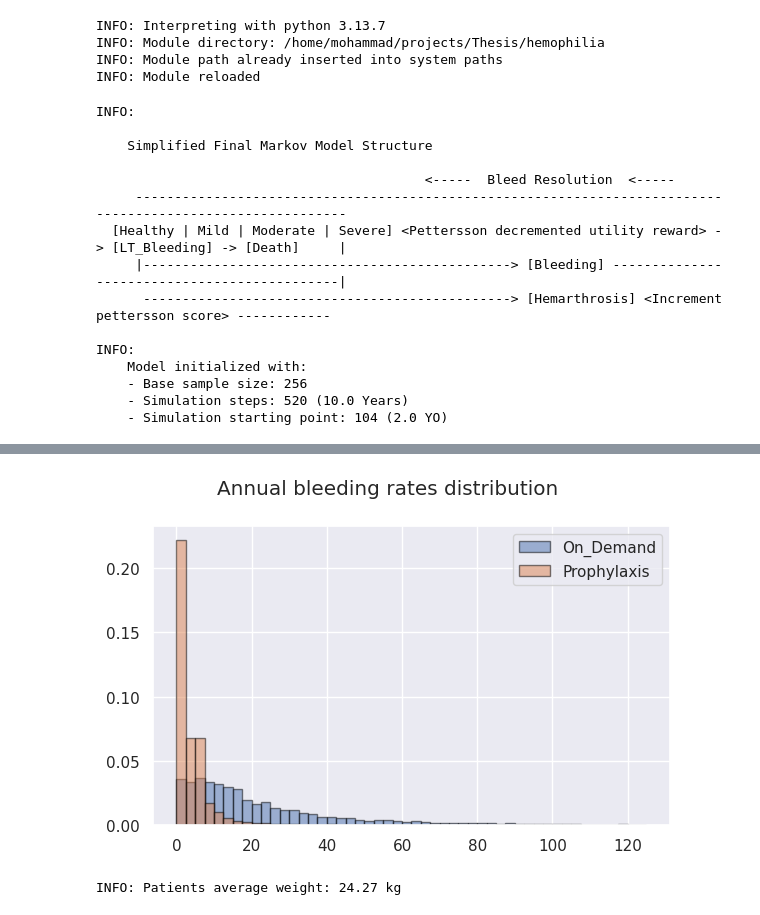
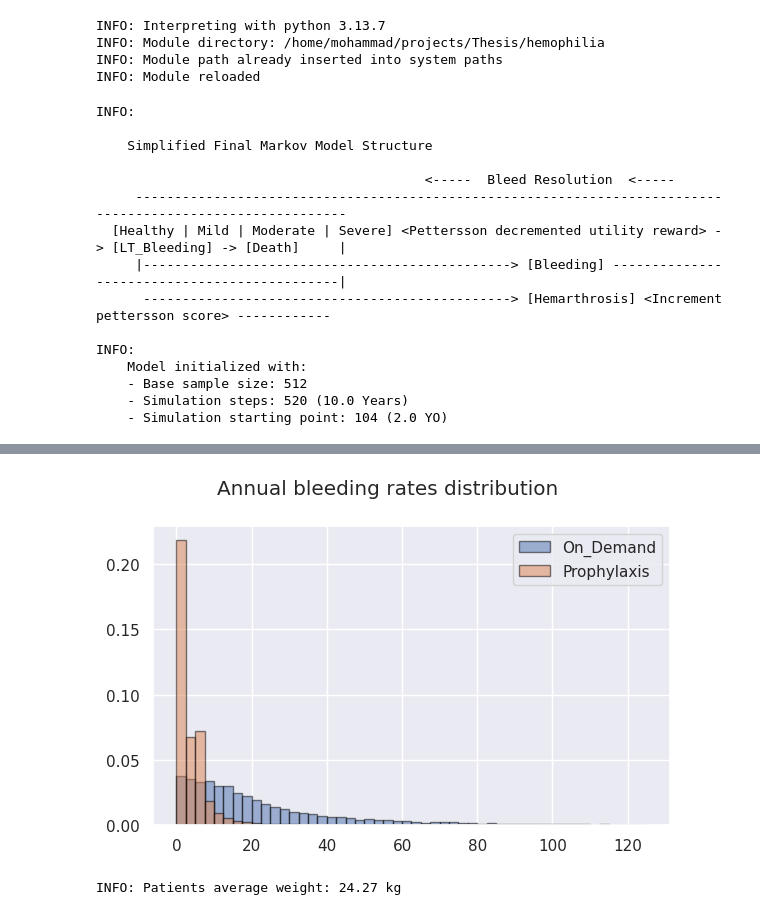
Before and after one commit to MohammadHashemian/SimpleMarkovChain, a Jupyter notebook: notebooks/03_hemophilia_cua_youngs.ipynb, the cells around one changed output, grey strips where cells are left out. Cells and saved outputs as stored; diff of their text form; code cells hidden in the pictures.

Commit message:
Updating Graphs with new struct

```diff
--- a/notebooks/03_hemophilia_cua_youngs.ipynb
+++ b/notebooks/03_hemophilia_cua_youngs.ipynb
@@ -64,7 +64,7 @@ logger.info(
 )
 
 # INPUTS
-sobol_sample_size = 256  # simulated sample final count follows: N * (D + 2)
+sobol_sample_size = 512  # simulated sample final count follows: N * (D + 2)
 n_cycles = constants.SHORT_TERM_CYCLE_COUNTS
 ssp = constants.SHORT_SIMULATION_START_AGE_IN_WEEK  # simulation starting point
 estate = constants.START_STATE  # Entrance state
@@ -99,7 +99,7 @@ INFO:
 
 INFO:
     Model initialized with:
-    - Base sample size: 256
+    - Base sample size: 512
     - Simulation steps: 520 (10.0 Years)
     - Simulation starting point: 104 (2.0 YO)
 # %%
@@ -110,7 +110,7 @@ import seaborn as sns
 
 import model.types
 
-run_time = time()
+start = time()
 # Note: For the sake of statistical comparison n_samples should be in same size over different population in each treatment arms
 on_demand_sampled_abr = psa.sample_population_abrs(
     treatment=model.types.Treatment.ON_DEMAND, n_samples=sobol_sample_size, visualize=False
@@ -118,7 +118,7 @@ on_demand_sampled_abr = psa.sample_population_abrs(
 prophylaxis_sampled_abr = psa.sample_population_abrs(
     treatment=model.types.Treatment.PROPHYLAXIS, n_samples=sobol_sample_size, visualize=False
 )
-exc_time = round((time() - run_time), 2)
+exc_time = round((time() - start), 2)
 logger.info(f"Sampling ABR values took {exc_time} seconds")
 logger.info(f"Generated data length: {len(on_demand_sampled_abr)}")
 
@@ -151,4 +151,4 @@ INFO: Generated data length: 5632
-[figure, old version]
+[figure, new version]
 # %%
 weights = [utils.cal_body_weight(n, b=ssp) for n in range(n_cycles)]
 pairs: dict[int, float] = {(i + ssp): weight for i, weight in enumerate(weights)}
```
Also changed, not shown: parts of 15 cells of this notebook, 2 other files.
